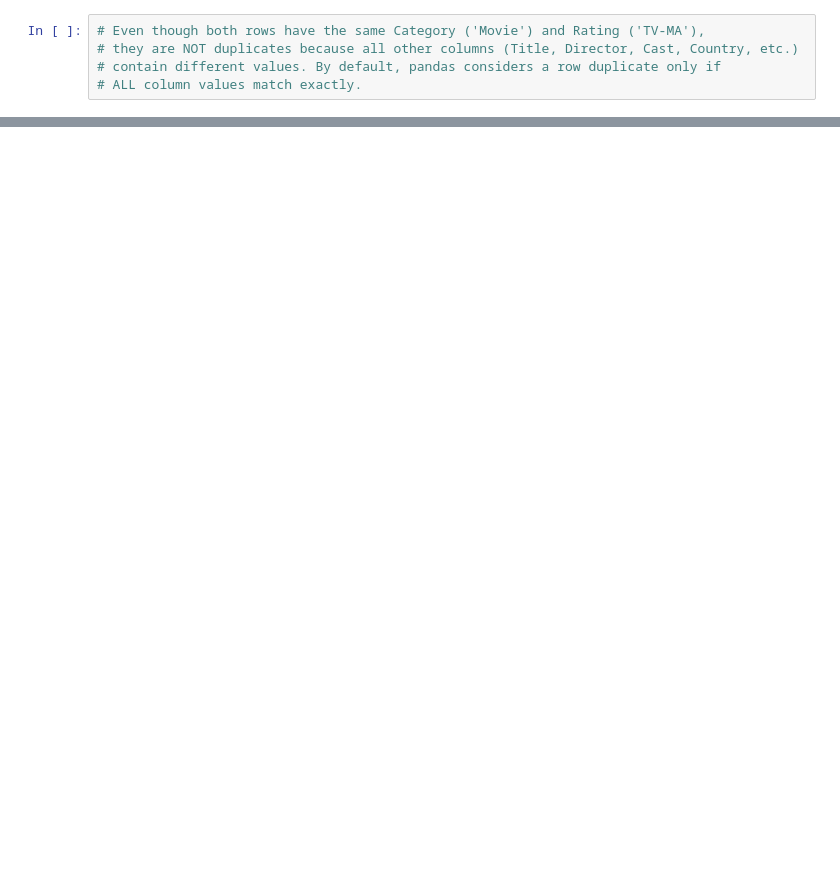
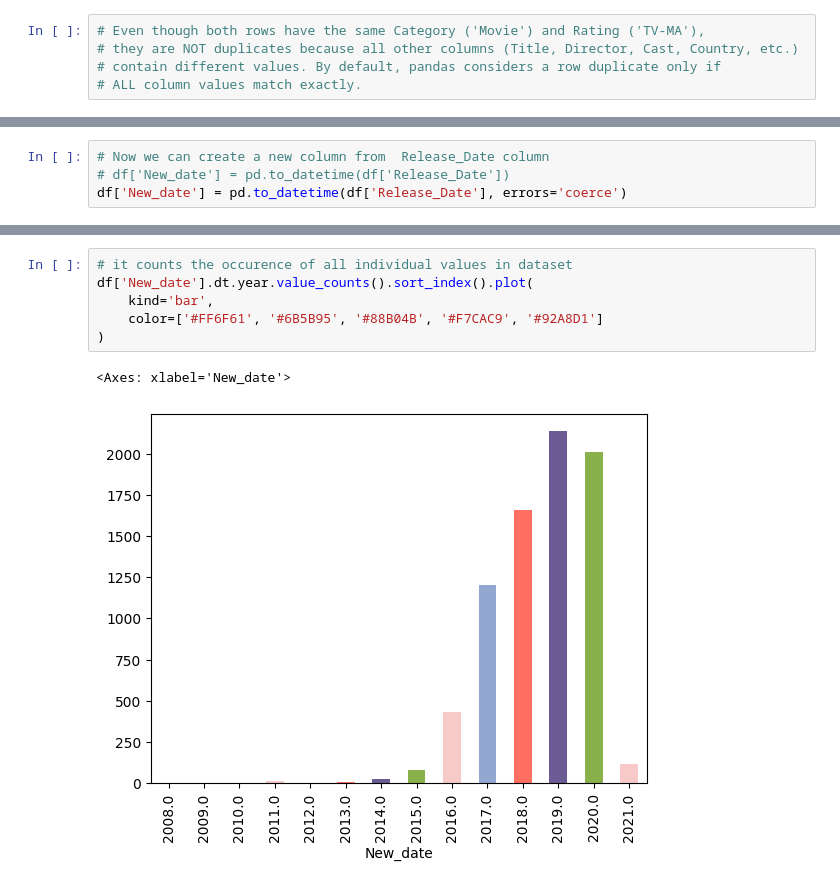
Before and after one commit to shahahmad-dev/Data-Analysis-On-Netflix, a Jupyter notebook: Data-Analysis-On-Netflix.ipynb, the cells around one changed output, grey strips where cells are left out. Drawn from its saved outputs; the diff is of its cells as text; blank space fills up the shorter version.

```diff
--- a/Data-Analysis-On-Netflix.ipynb
+++ b/Data-Analysis-On-Netflix.ipynb
@@ -184,0 +239,4 @@ df[df.duplicated()]
+# %%
+# Now we can create a new column from  Release_Date column
+# df['New_date'] = pd.to_datetime(df['Release_Date'])
+df['New_date'] = pd.to_datetime(df['Release_Date'], errors='coerce')
@@ -184,0 +252,9 @@ df[df.duplicated()]
+# %%
+# it counts the occurence of all individual values in dataset
+df['New_date'].dt.year.value_counts().sort_index().plot(
+    kind='bar',
+    color=['#FF6F61', '#6B5B95', '#88B04B', '#F7CAC9', '#92A8D1']
+)
+# %% [output]
+<Axes: xlabel='New_date'>
+[figure, added]
```
Also changed, not shown: parts of 16 cells of this notebook.
